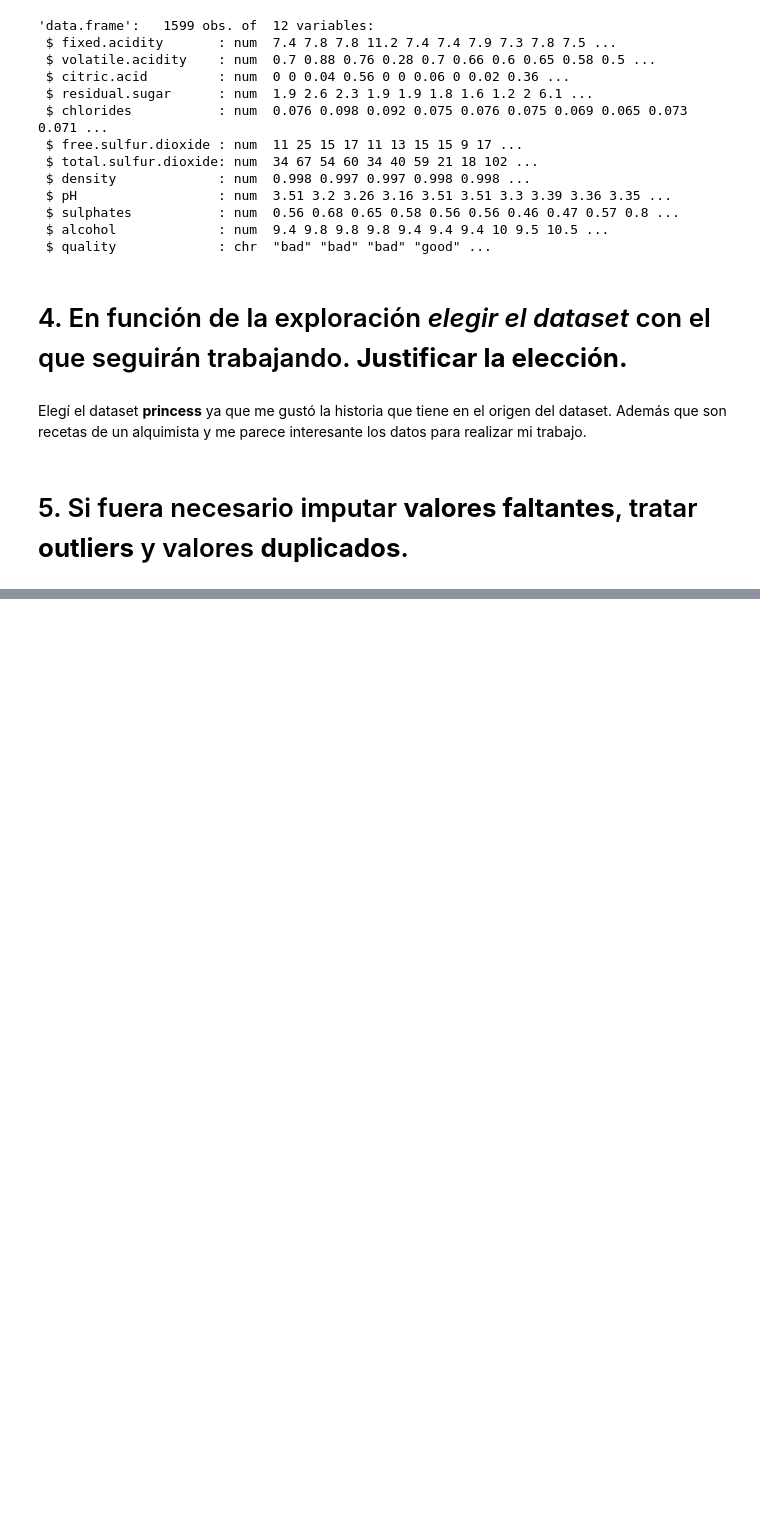
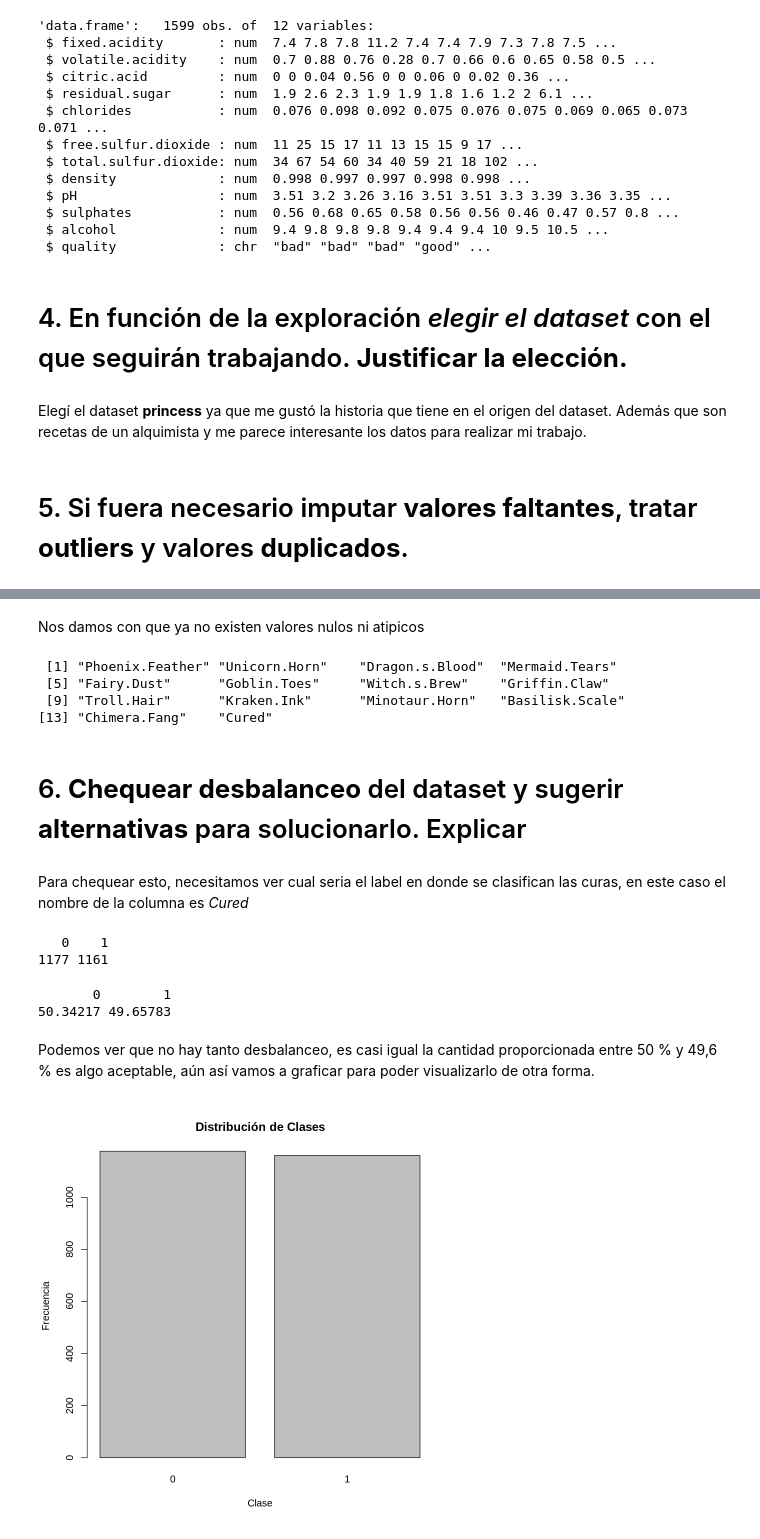
Before and after one commit to mica1470/FIA2023-TPI, a Jupyter notebook: FIA2023_TPI_GALIAN.ipynb, the cells around one changed output, grey strips where cells are left out. Drawn from its saved outputs; the diff is of its cells as text; code cells hidden in the pictures; blank space fills up the shorter version.

```diff
--- a/FIA2023_TPI_GALIAN.ipynb
+++ b/FIA2023_TPI_GALIAN.ipynb
@@ -153,0 +206,33 @@ Elegí el dataset **princess** ya que me gustó la historia que tiene en el orig
+# %% [markdown]
+Nos damos con que ya no existen valores nulos ni atipicos
+# %%
+# Identificar las variables numéricas
+num_var <- names(princess_df)[sapply(princess_df, is.numeric)]
+
+# Imprimir las variables numéricas
+print(num_var)
+# %% [output]
+ [1] "Phoenix.Feather" "Unicorn.Horn"    "Dragon.s.Blood"  "Mermaid.Tears"
+ [5] "Fairy.Dust"      "Goblin.Toes"     "Witch.s.Brew"    "Griffin.Claw"
+ [9] "Troll.Hair"      "Kraken.Ink"      "Minotaur.Horn"   "Basilisk.Scale"
+[13] "Chimera.Fang"    "Cured"
+# %% [markdown]
+# 6. **Chequear desbalanceo** del dataset y sugerir **alternativas** para solucionarlo. Explicar
+# %% [markdown]
+Para chequear esto, necesitamos ver cual seria el label en donde se clasifican las curas, en este caso el nombre de la columna es *Cured*
+# %%
+table(princess_df$Cured)
+# %% [output]
+   0    1
+1177 1161
+# %%
+prop.table(table(princess_df$Cured)) * 100
+# %% [output]
+       0        1
+50.34217 49.65783
+# %% [markdown]
+Podemos ver que no hay tanto desbalanceo, es casi igual la cantidad proporcionada entre 50 % y 49,6 % es algo aceptable, aún así vamos a graficar para poder visualizarlo de otra forma.
+# %%
+barplot(table(princess_df$Cured), main = "Distribución de Clases", xlab = "Clase", ylab = "Frecuencia")
+# %% [output]
+[figure, added]
```
Also changed, not shown: parts of 11 cells of this notebook.
